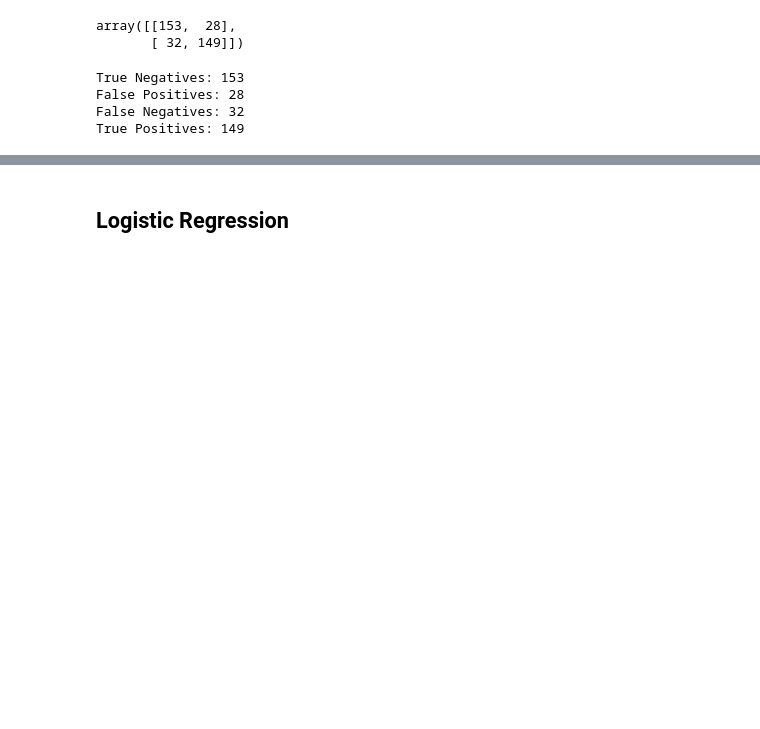
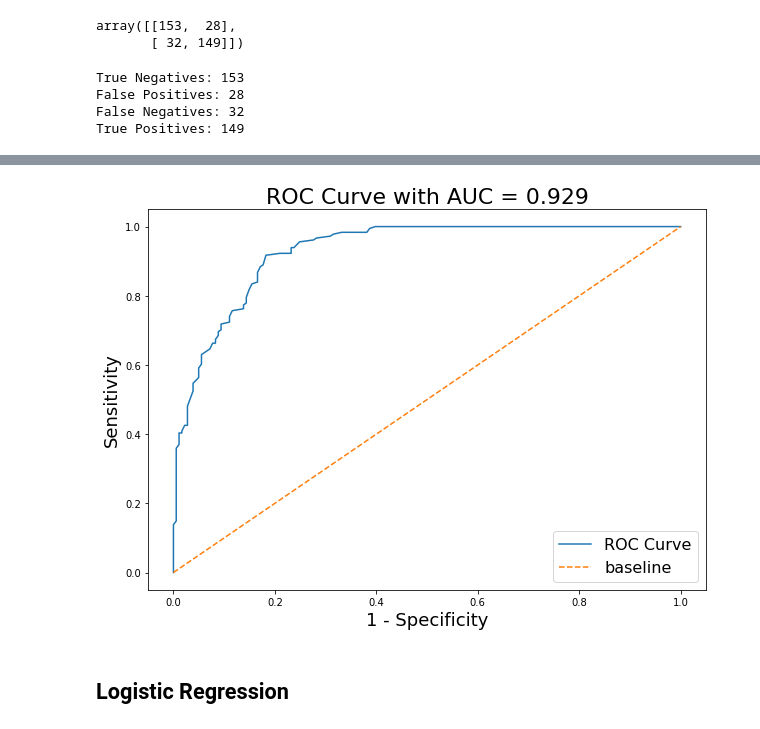
Before and after one commit to ngweiern/ga-dsi-proj-3, a Jupyter notebook: code/02_nlp.ipynb, the cells around one changed output, grey strips where cells are left out. Cells and saved outputs as stored; diff of their text form; code cells hidden in the pictures; blank space fills up the shorter version.

```diff
--- a/code/02_nlp.ipynb
+++ b/code/02_nlp.ipynb
@@ -300,3 +249,7 @@ True Positives: 149
+# %%
+plotter.plot_roc_curve(pred_df=pred_df)
+# %% [output]
+[figure, added]
 # %% [markdown]
 ## Logistic Regression
 # %%
```
Also changed, not shown: parts of 80 cells of this notebook.
